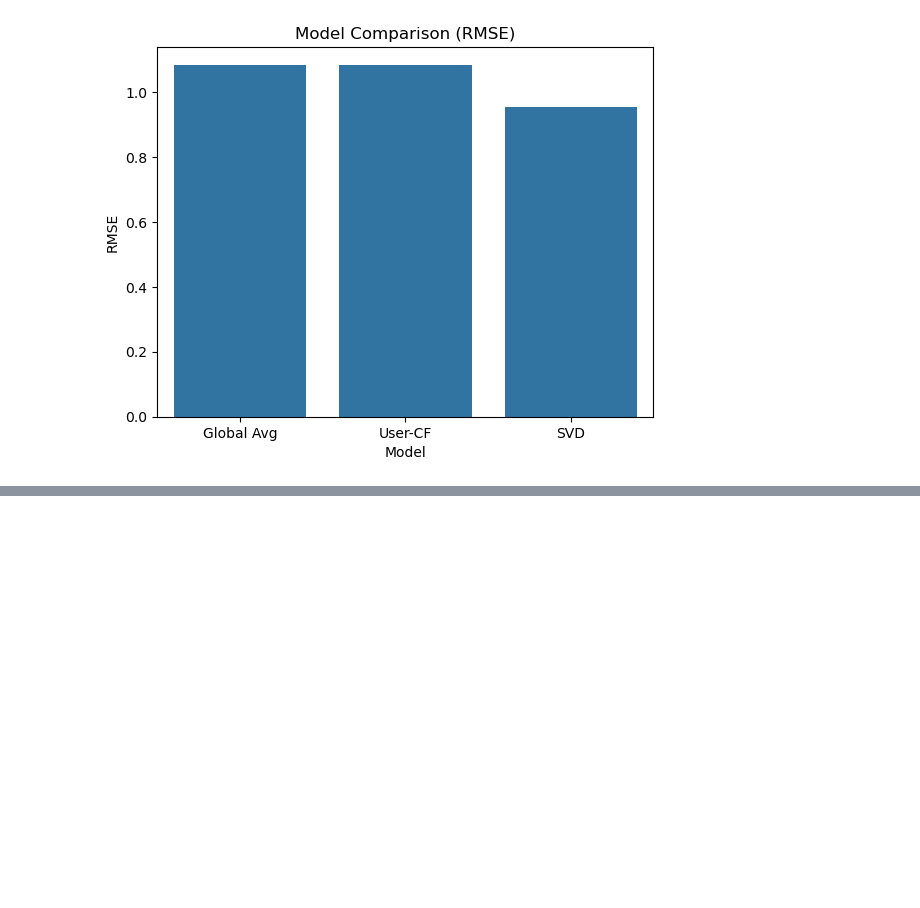
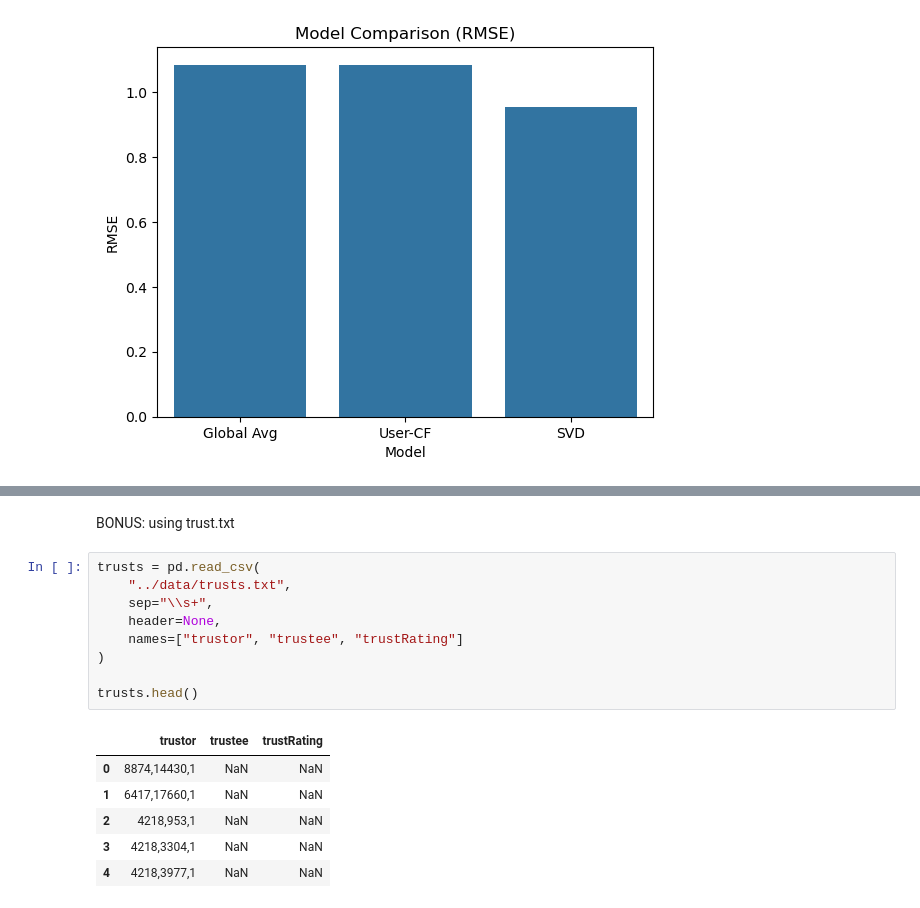
Before and after one commit to noncharrlont/movie-recommendation-system, a Jupyter notebook: notebooks/eda.ipynb, the cells around one changed output, grey strips where cells are left out. Drawn from its saved outputs; the diff is of its cells as text; blank space fills up the shorter version.

```diff
--- a/notebooks/eda.ipynb
+++ b/notebooks/eda.ipynb
@@ -185,0 +240,18 @@ plt.show()
+# %% [markdown]
+BONUS: using trust.txt
+# %%
+trusts = pd.read_csv(
+    "../data/trusts.txt",
+    sep="\\s+",
+    header=None,
+    names=["trustor", "trustee", "trustRating"]
+)
+
+trusts.head()
+# %% [output]
+|  | trustor | trustee | trustRating |
+| 0 | 8874,14430,1 | NaN | NaN |
+| 1 | 6417,17660,1 | NaN | NaN |
+| 2 | 4218,953,1 | NaN | NaN |
+| 3 | 4218,3304,1 | NaN | NaN |
+| 4 | 4218,3977,1 | NaN | NaN |
```
Also changed, not shown: parts of 17 cells of this notebook.
